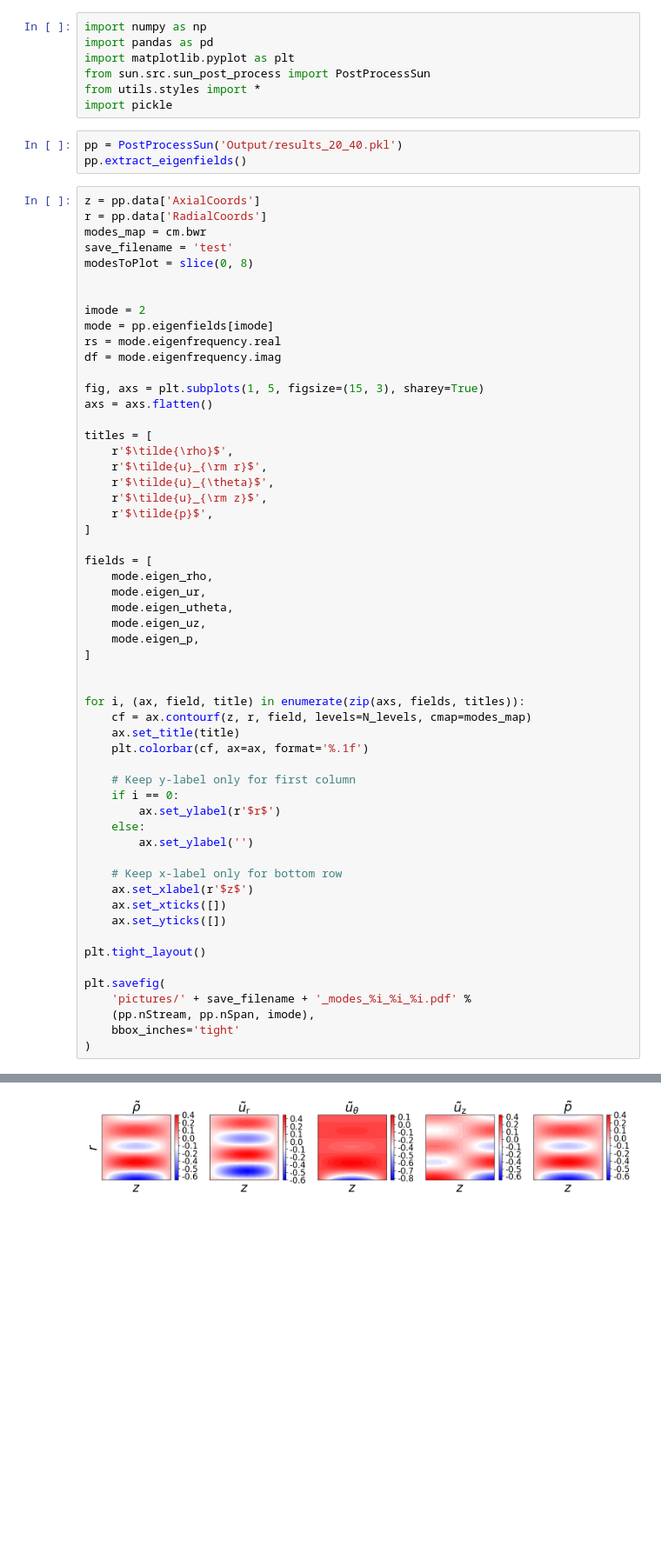
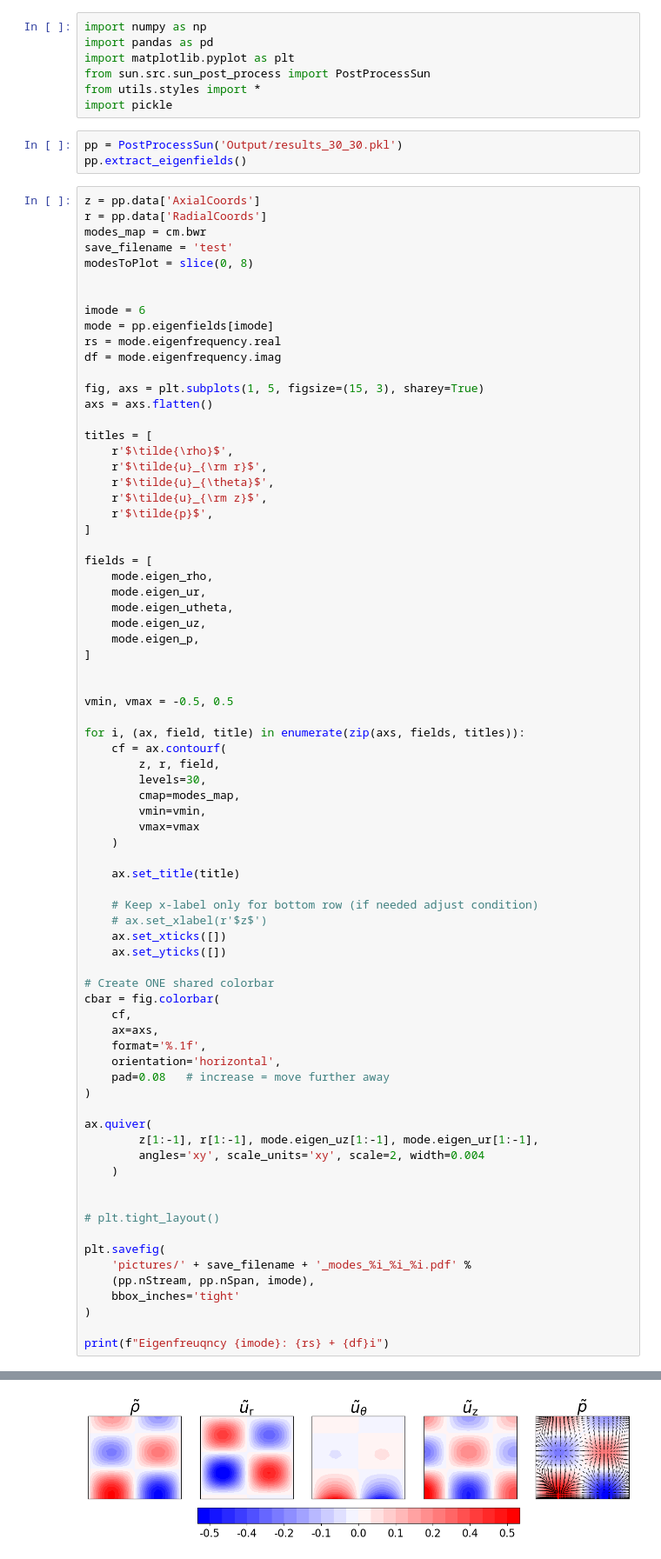
Before and after one commit to Propulsion-Power-TU-Delft/unsflow, a Jupyter notebook: Sun/testcases/annular_duct/single_block/alternative_geometry/04_Post_Process.ipynb, the cells around one changed output, grey strips where cells are left out. Shown at 87% size. Drawn from its saved outputs; the diff is of its cells as text; blank space fills up the shorter version.

```diff
--- a/Sun/testcases/annular_duct/single_block/alternative_geometry/04_Post_Process.ipynb
+++ b/Sun/testcases/annular_duct/single_block/alternative_geometry/04_Post_Process.ipynb
@@ -6,7 +6,7 @@ from sun.src.sun_post_process import PostProcessSun
 from utils.styles import *
 import pickle
 # %%
-pp = PostProcessSun('Output/results_20_40.pkl')
+pp = PostProcessSun('Output/results_30_30.pkl')
 pp.extract_eigenfields()
 # %%
 z = pp.data['AxialCoords']
@@ -16,7 +16,7 @@ save_filename = 'test'
 modesToPlot = slice(0, 8)
 
 
-imode = 2
+imode = 6
 mode = pp.eigenfields[imode]
 rs = mode.eigenfrequency.real
 df = mode.eigenfrequency.imag
@@ -41,27 +41,46 @@ fields = [
 ]
 
 
+vmin, vmax = -0.5, 0.5
+
 for i, (ax, field, title) in enumerate(zip(axs, fields, titles)):
-    cf = ax.contourf(z, r, field, levels=N_levels, cmap=modes_map)
+    cf = ax.contourf(
+        z, r, field,
+        levels=30,
+        cmap=modes_map,
+        vmin=vmin,
+        vmax=vmax
+    )
+
     ax.set_title(title)
-    plt.colorbar(cf, ax=ax, format='%.1f')
 
-    # Keep y-label only for first column
-    if i == 0:
-        ax.set_ylabel(r'$r$')
-    else:
-        ax.set_ylabel('')
-
-    # Keep x-label only for bottom row
-    ax.set_xlabel(r'$z$')
+    # Keep x-label only for bottom row (if needed adjust condition)
+    # ax.set_xlabel(r'$z$')
     ax.set_xticks([])
     ax.set_yticks([])
 
-plt.tight_layout()
+# Create ONE shared colorbar
+cbar = fig.colorbar(
+    cf,
+    ax=axs,
+    format='%.1f',
+    orientation='horizontal',
+    pad=0.08   # increase = move further away
+)
+
+ax.quiver(
+        z[1:-1], r[1:-1], mode.eigen_uz[1:-1], mode.eigen_ur[1:-1],
+        angles='xy', scale_units='xy', scale=2, width=0.004
+    )
+
+
+# plt.tight_layout()
 
 plt.savefig(
     'pictures/' + save_filename + '_modes_%i_%i_%i.pdf' %
     (pp.nStream, pp.nSpan, imode),
     bbox_inches='tight'
 )
+
+print(f"Eigenfreuqncy {imode}: {rs} + {df}i")
 # %% [output]
@@ -68,2 +88,2 @@ plt.savefig(
-[figure, old version]
+[figure, new version]
 # %%
```
Also changed, not shown: parts of 3 cells of this notebook, 8 other files.
